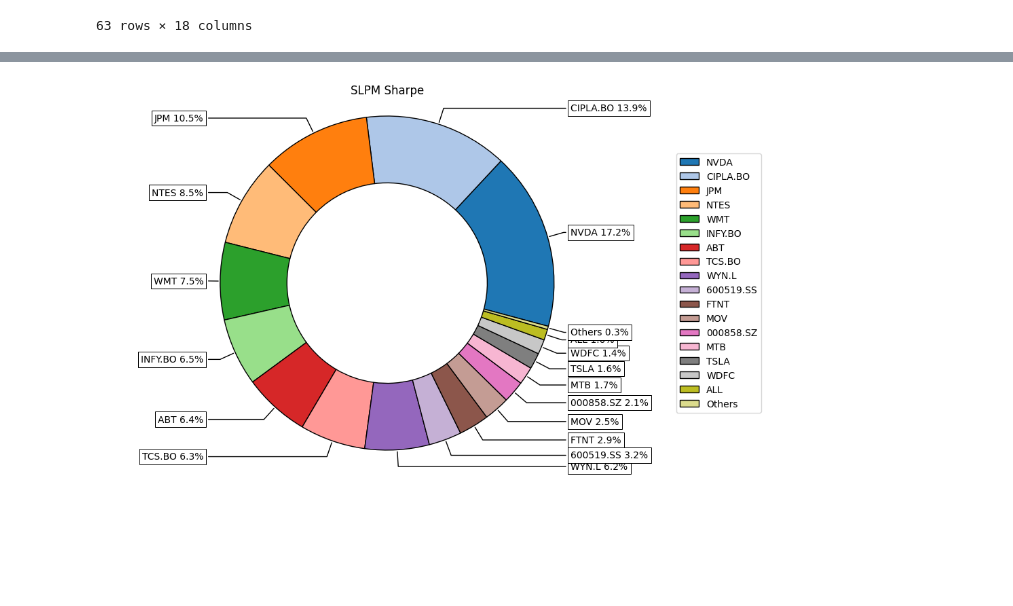
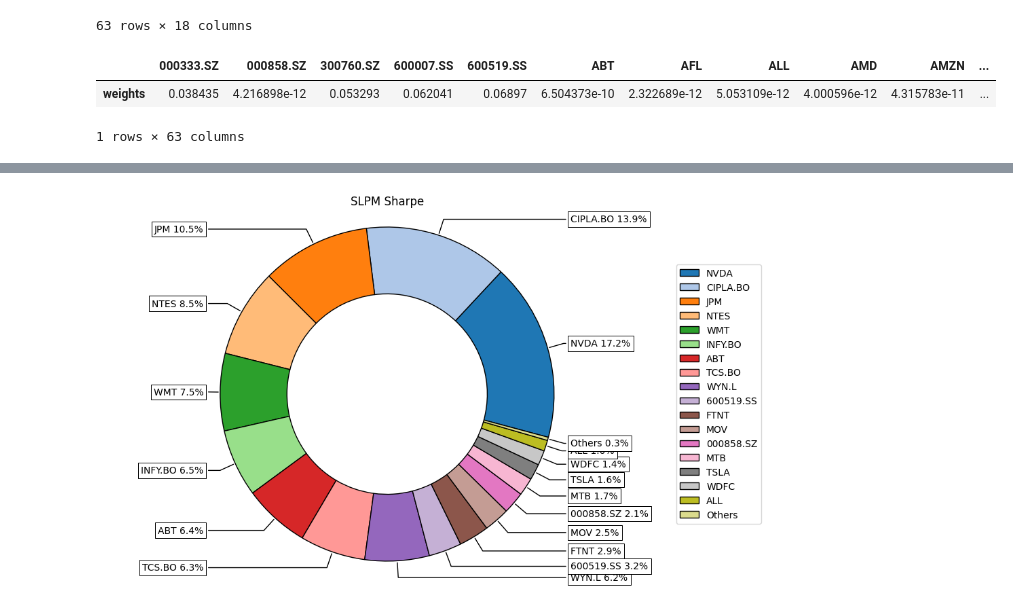
Before and after one commit to aliencaocao/wharton-comp, a Jupyter notebook: portfolio optimization.ipynb, the cells around one changed output, grey strips where cells are left out. Drawn from its saved outputs; the diff is of its cells as text; code cells hidden in the pictures; blank space fills up the shorter version.

```diff
--- a/portfolio optimization.ipynb
+++ b/portfolio optimization.ipynb
@@ -14,7 +14,7 @@ tickers.append('^TNX')  # 10 year treasury yield
 with open('ticker_capm.json') as f:
     ticker_capm = json.loads(f.read())
 ticker_info = pd.read_csv('yahoo_tickers.csv')
-MAR = 0.118  # see calc_r.txt
+MAR = 0.118093  # see calc_r.txt
 # %%
 def download_data_and_calc_returns(tickers, period='5y', interval='1d', prepost=False):
     if isinstance(tickers, list):
@@ -168,3 +169,28 @@ pd.DataFrame(P.T)
 | 61 | 0.000000 | 0.1 | -0.1 | 0.000000 | 0.0 | 0.0 | 0.000000 | 0.000000 | 0.000000 | -0.250000 | 0.1 | ... |
 | 62 | 0.000000 | 0.0 | 0.0 | 0.000000 | 0.0 | 0.0 | 0.000000 | 0.000000 | 0.000000 | 0.000000 | 0.0 | ... |
 63 rows × 18 columns
+# %%
+port.blacklitterman_stats(P, Q/252, rf=risk_free_rate, w=w, delta=None, eq=True)
+model='BL'
+rm = 'SLPM'
+obj = 'MinRisk'
+hist = True
+w_bl = port.optimization(model=model, rm=rm, obj=obj, rf=risk_free_rate, hist=hist)
+
+def swap_rows(df, i1, i2):
+    a, b = df.loc[i1].copy(), df.loc[i2].copy()
+    df.loc[i1], df.loc[i2] = b, a
+    return df
+# swap_rows(w_bl,'300760.SZ','WMT')
+# swap_rows(w_bl, 'RF','JPM')
+# swap_rows(w_bl, 'INFY.BO','NTES')
+# swap_rows(w_bl, 'INFY.BO','NVDA')
+# swap_rows(w_bl, 'INFY.BO','VEEV')
+swap_rows(w_bl, 'WYN.L','NVDA')
+swap_rows(w_bl, 'CIPLA.BO','NVDA')
+swap_rows(w_bl, 'JPM','FCN')
+w_bl.T
+# %% [output]
+|  | 000333.SZ | 000858.SZ | 300760.SZ | 600007.SS | 600519.SS | ABT | AFL | ALL | AMD | AMZN | ... |
+| weights | 0.038435 | 4.216898e-12 | 0.053293 | 0.062041 | 0.06897 | 6.504373e-10 | 2.322689e-12 | 5.053109e-12 | 4.000596e-12 | 4.315783e-11 | ... |
+1 rows × 63 columns
```
Also changed, not shown: parts of 9 cells of this notebook, 24 other files.
